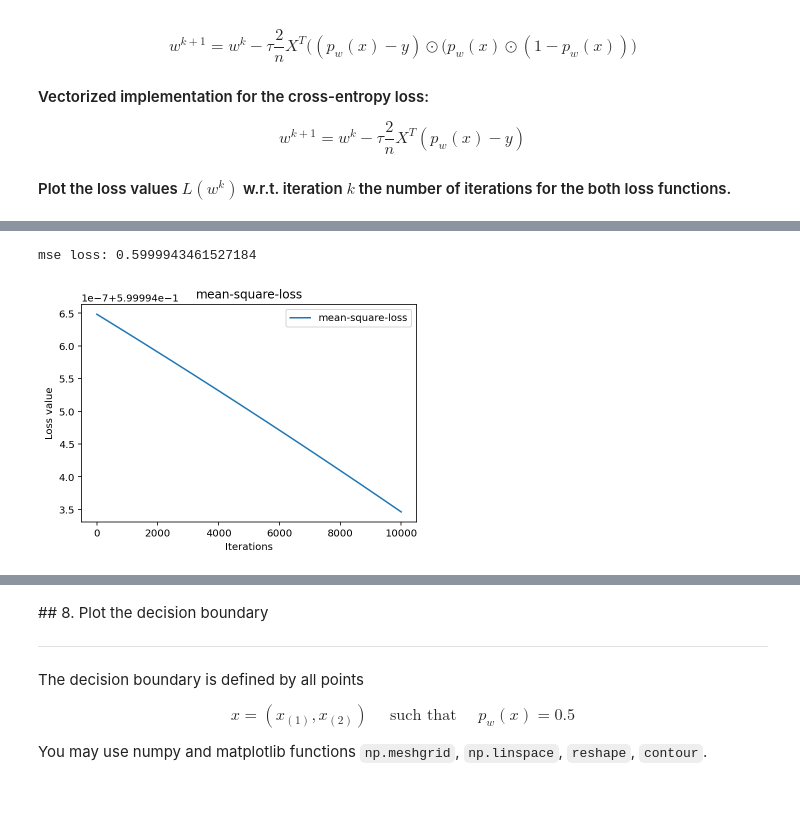
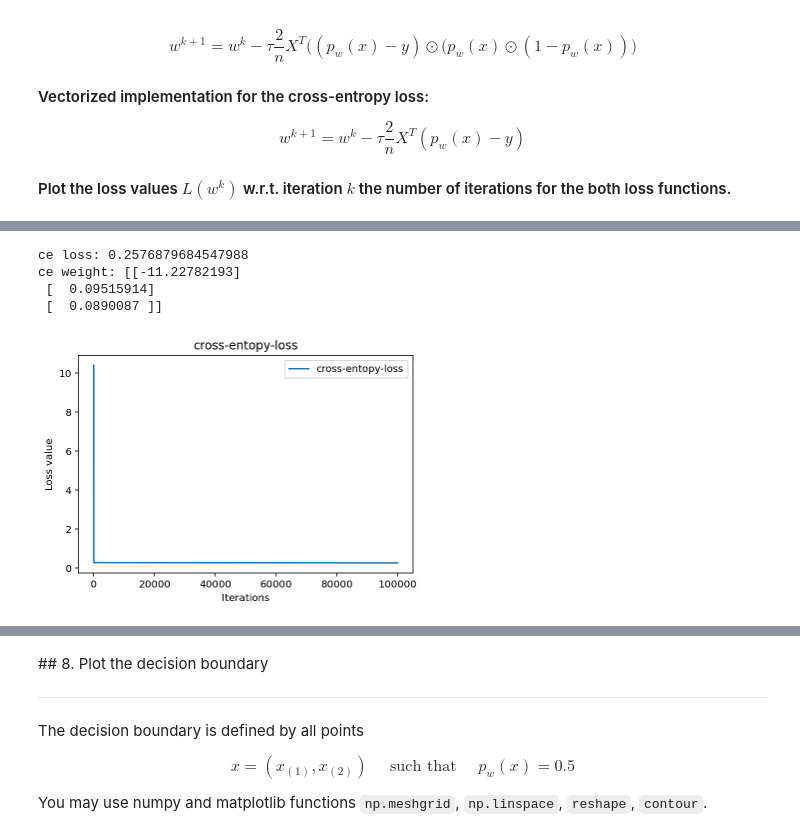
Before and after one commit to yesoly/MachineLearningProject, a Jupyter notebook: Assignment04.ipynb, the cells around one changed output, grey strips where cells are left out. Saved outputs shown, nothing was run; the diff lists cells and outputs as text; code cells hidden in the pictures; blank space fills up the shorter version.

```diff
--- a/Assignment04.ipynb
+++ b/Assignment04.ipynb
@@ -152,7 +152,7 @@ X[:,1] = x1
 X[:,2] = x2
 
 # parameters vector
-w = np.array([1,1,1])[:,None]
+#w_init = np.array([-10, 0.1, -0.2])[:,None]
 
 # predictive function definition
 def f_pred(X,w):
@@ -161,7 +161,7 @@ def f_pred(X,w):
 
     return p
 
-y_pred = f_pred(X,w)
+#y_pred = f_pred(X,w)
 # %% [markdown]
 ## 5. Define the classification loss function
 <hr>
@@ -258,7 +258,8 @@ $$
 # loss function definition
 def loss_mse(y_pred,y):
     n = len(y)
-    loss = 2 * np.dot(X.T, np.multiply(y_pred - y, np.multiply(y_pred, 1 - y_pred))) / n
+    #  diag(x)y.
+    loss = 2 * np.dot(X.T, (y_pred - y) * (y_pred * (1 - y_pred))) / n
     return loss
 
 def loss_ce(y_pred,y):
@@ -267,8 +268,8 @@ def loss_ce(y_pred,y):
     return loss
 
 # Test loss function
-y = data[:,2][:,None] # label
-y_pred = f_pred(X,w) # prediction
+#y = data[:,2][:,None] # label
+#y_pred = f_pred(X,w) # prediction
 
 #loss = loss_mse(y_pred,y)
 # %% [markdown]
@@ -330,14 +348,24 @@ w_ce, L_iters_ce, w_iters_ce = grad_desc_ce(X,y,w_init,tau,max_iter)
 # %%
+# run gradient descent algorithm
+start = time.time()
+w_init = np.array([-10, 0.1, -0.2])[:,None]
+tau = 0.0005; max_iter = 100000
+
+w_ce, L_iters_ce, w_iters_ce = grad_desc_ce(X,y,w_init,tau,max_iter)
 # plot
-fig_3 = plt.figure(3)
-plt.plot(np.linspace(0, max_iter, max_iter), L_iters_mse, label = 'mean-square-loss')
-print('mse loss:', L_iters_mse[-1])
+fig_4 = plt.figure(3)
+plt.plot(np.linspace(0, max_iter, max_iter), L_iters_ce, label = 'cross-entopy-loss')
+print('ce loss:', L_iters_ce[-1])
+print('ce weight:', w_ce)
 plt.xlabel('Iterations')
 plt.ylabel('Loss value')
 plt.legend(loc = 'upper right')
-plt.title('mean-square-loss')
+plt.title('cross-entopy-loss')
 plt.show()
-fig_3.savefig('mse_loss.png')
+fig_4.savefig('ce_loss.png')
 # %% [output]
-mse loss: 0.5999943461527184
+ce loss: 0.2576879684547988
+ce weight: [[-11.22782193]
+ [  0.09515914]
+ [  0.0890087 ]]
-[figure, old version]
+[figure, new version]
```
Also changed, not shown: parts of 11 cells of this notebook.
